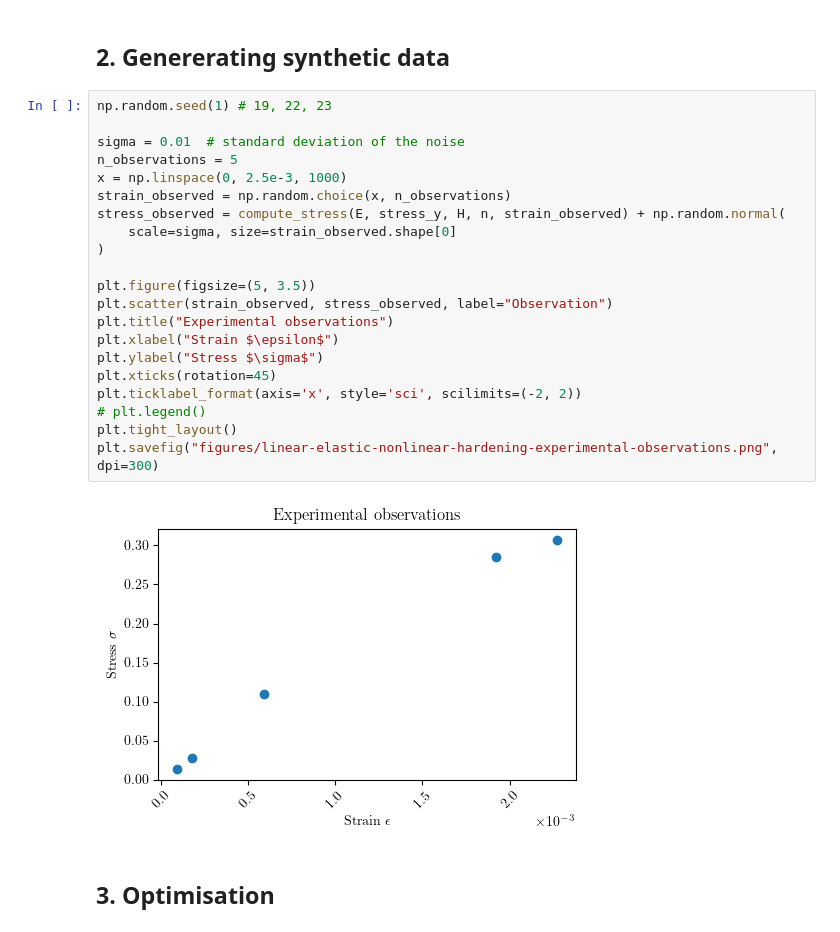
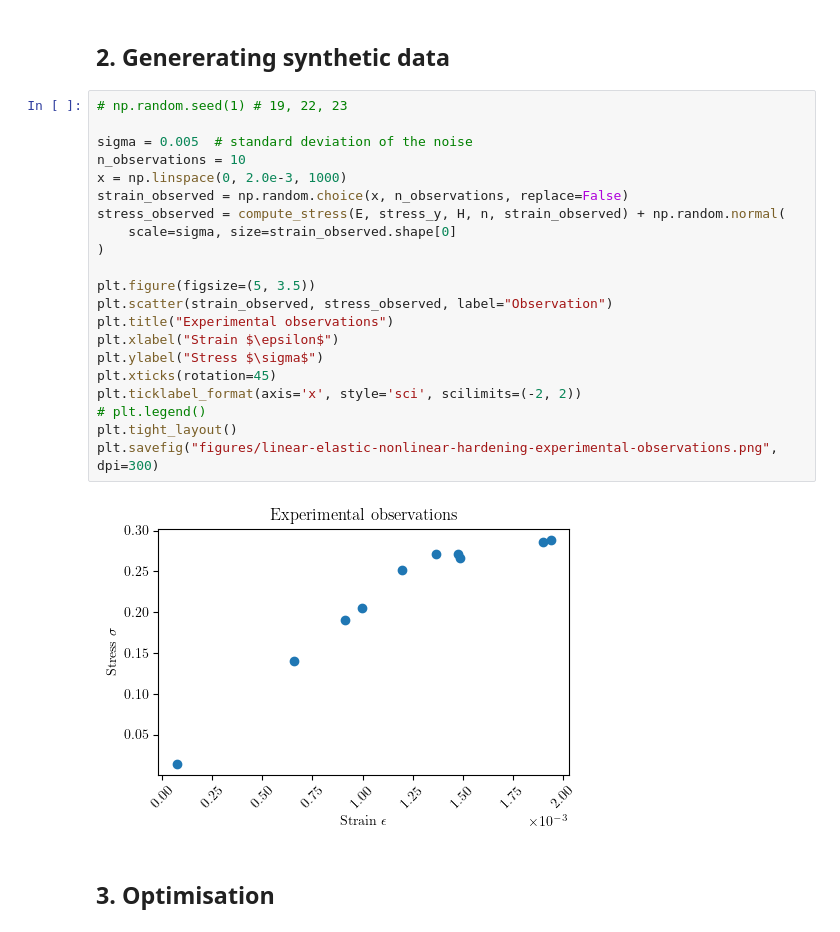
Before and after one commit to mark-hobbs/articles, a Jupyter notebook: bayesian-inference/linear-elasticity-nonlinear-hardening.ipynb, the cells around one changed output. Saved outputs shown, nothing was run; the diff lists cells and outputs as text.

```diff
--- a/bayesian-inference/linear-elasticity-nonlinear-hardening.ipynb
+++ b/bayesian-inference/linear-elasticity-nonlinear-hardening.ipynb
@@ -143,28 +143,28 @@ class LinearElasticNonlinearHardening(BaseModel):
 # %% [markdown]
 ## 2. Genererating synthetic data
 # %%
-np.random.seed(1) # 19, 22, 23
+# np.random.seed(1) # 19, 22, 23
 
-sigma = 0.01  # standard deviation of the noise
-n_observations = 5
-x = np.linspace(0, 2.5e-3, 1000)
-strain_observed = np.random.choice(x, n_observations)
+sigma = 0.005  # standard deviation of the noise
+n_observations = 10
+x = np.linspace(0, 2.0e-3, 1000)
+strain_observed = np.random.choice(x, n_observations, replace=False)
 stress_observed = compute_stress(E, stress_y, H, n, strain_observed) + np.random.normal(
     scale=sigma, size=strain_observed.shape[0]
 )
 
 plt.figure(figsize=(5, 3.5))
 plt.scatter(strain_observed, stress_observed, label="Observation")
 plt.title("Experimental observations")
 plt.xlabel("Strain $\epsilon$")
 plt.ylabel("Stress $\sigma$")
 plt.xticks(rotation=45)
 plt.ticklabel_format(axis='x', style='sci', scilimits=(-2, 2))
 # plt.legend()
 plt.tight_layout()
 plt.savefig("figures/linear-elastic-nonlinear-hardening-experimental-observations.png", dpi=300)
 # %% [output]
-[figure, old version]
+[figure, new version]
 # %% [markdown]
 ## 3. Optimisation
 # %%
```
Also changed, not shown: parts of 6 cells of this notebook, 11 other files.
